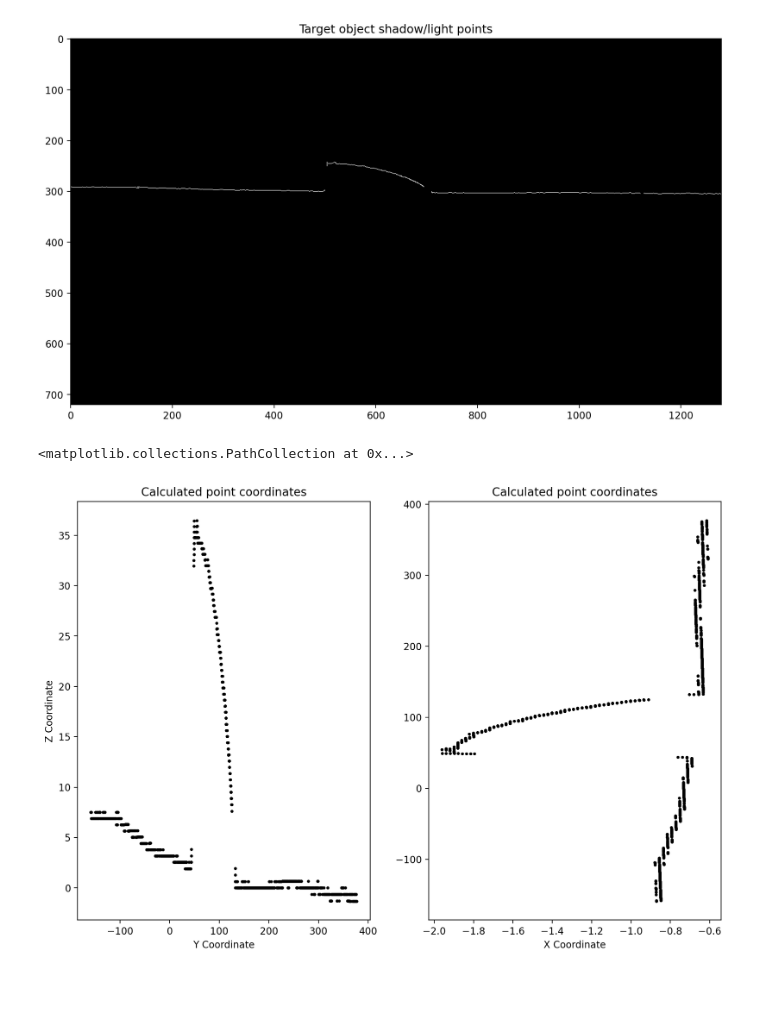
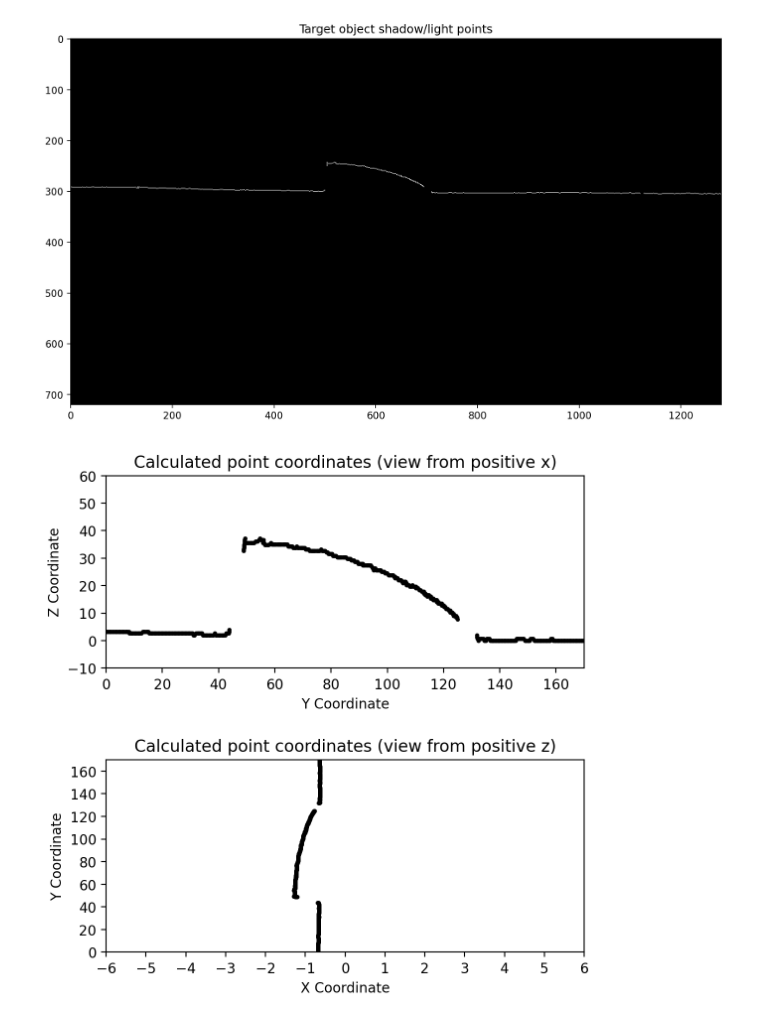
Before and after one commit to bernas670/3d-acquisition-feup-vcom, a Jupyter notebook: experiments.ipynb, the cells around one changed output. Saved outputs shown, nothing was run; the diff lists cells and outputs as text; code cells hidden in the pictures; blank space fills up the shorter version.

```diff
--- a/experiments.ipynb
+++ b/experiments.ipynb
@@ -18,7 +18,7 @@ PLANE_CALIBRATION_OBJECT_HEIGHT_MM = 50
 UNC_COMPONENTS_MASK_SIZE = 8
 
 # Configure plt plot sizes for notebook
-plt.rcParams['figure.figsize'] = [12, 8]
+plt.rcParams['figure.figsize'] = [6, 6]
 plt.rcParams['figure.dpi'] = 200
 # %% [markdown]
 ## Intrinsic parameter calibration
@@ -124,19 +124,25 @@ points_x = [point[0] for point in points]
 points_y = [point[1] for point in points]
 points_z = [point[2] for point in points]
 # %%
-figure, subplots = plt.subplots(1,2)
-subplots[0].set_title('Calculated point coordinates')
+figure, subplots = plt.subplots(2)
+subplots[0].set_title('Calculated point coordinates (view from positive x)')
 subplots[0].set_xlabel('Y Coordinate')
 subplots[0].set_ylabel('Z Coordinate')
-#subplots[0].set_xlim([20,150])
-#subplots[0].set_ylim([-100,400])
+subplots[0].set_xlim([0,170])
+subplots[0].set_ylim([-10,60])
+subplots[0].set_xticks(np.arange(0, 180, 20))
+subplots[0].set_yticks(np.arange(-10, 70, 10))
 subplots[0].scatter(points_y, points_z, color='black', marker='.', linewidths=0.1)
 
-subplots[1].set_title('Calculated point coordinates')
+subplots[1].set_title('Calculated point coordinates (view from positive z)')
 subplots[1].set_xlabel('X Coordinate')
-#subplots[1].set_ylabel('Y Coordinate')
-#subplots[1].set_xlim([-150,400])
+subplots[1].set_ylabel('Y Coordinate')
+subplots[1].set_xlim([-6,6])
+subplots[1].set_ylim([0,170])
+subplots[1].set_xticks(np.arange(-6, 7, 1))
+subplots[1].set_yticks(np.arange(0, 180, 20))
 subplots[1].scatter(points_x, points_y, color='black', marker='.', linewidths=0.1)
+figure.tight_layout(pad=2)
+plt.savefig('test.png')
 # %% [output]
-<matplotlib.collections.PathCollection at 0x...>
-[figure, old version]
+[figure, new version]
```
Also changed, not shown: parts of 1 cell of this notebook, 38 other files.
